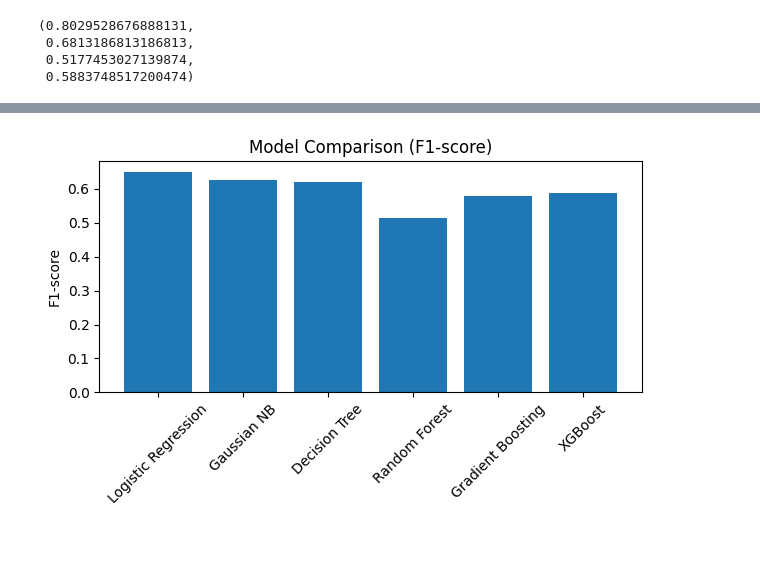
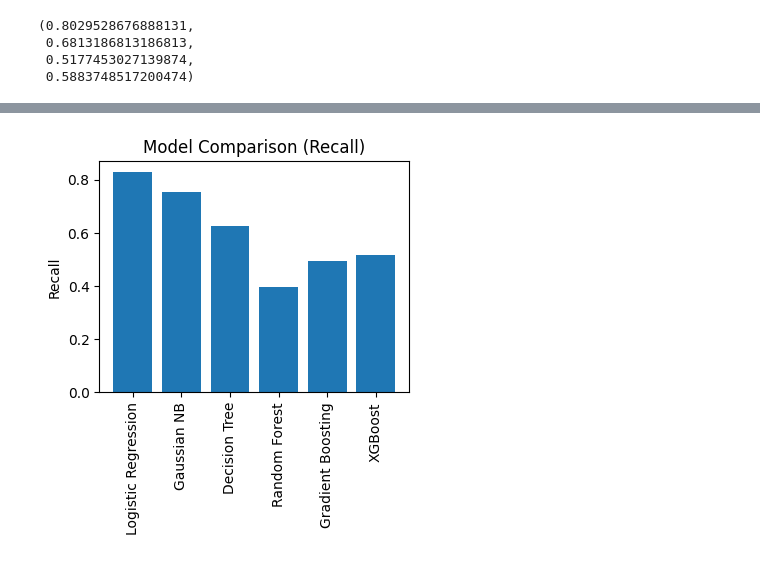
Before and after one commit to psawner/ML-Projects, a Jupyter notebook: churn.ipynb, the cells around one changed output, grey strips where cells are left out. Drawn from its saved outputs; the diff is of its cells as text; code cells hidden in the pictures.

```diff
--- a/churn.ipynb
+++ b/churn.ipynb
@@ -235,9 +233,9 @@ results_df.head()
 # %%
-plt.figure(figsize=(7,3))
-plt.bar(results_df["Model"],results_df["F1-score"])
-plt.xticks(rotation=45)
-plt.title("Model Comparison (F1-score)")
-plt.ylabel("F1-score")
+plt.figure(figsize=(4,3))
+plt.bar(results_df["Model"],results_df["Recall"])
+plt.xticks(rotation=90)
+plt.title("Model Comparison (Recall)")
+plt.ylabel("Recall")
 plt.show()
 # %% [output]
-[figure, old version]
+[figure, new version]
```
Also changed, not shown: parts of 6 cells of this notebook.
